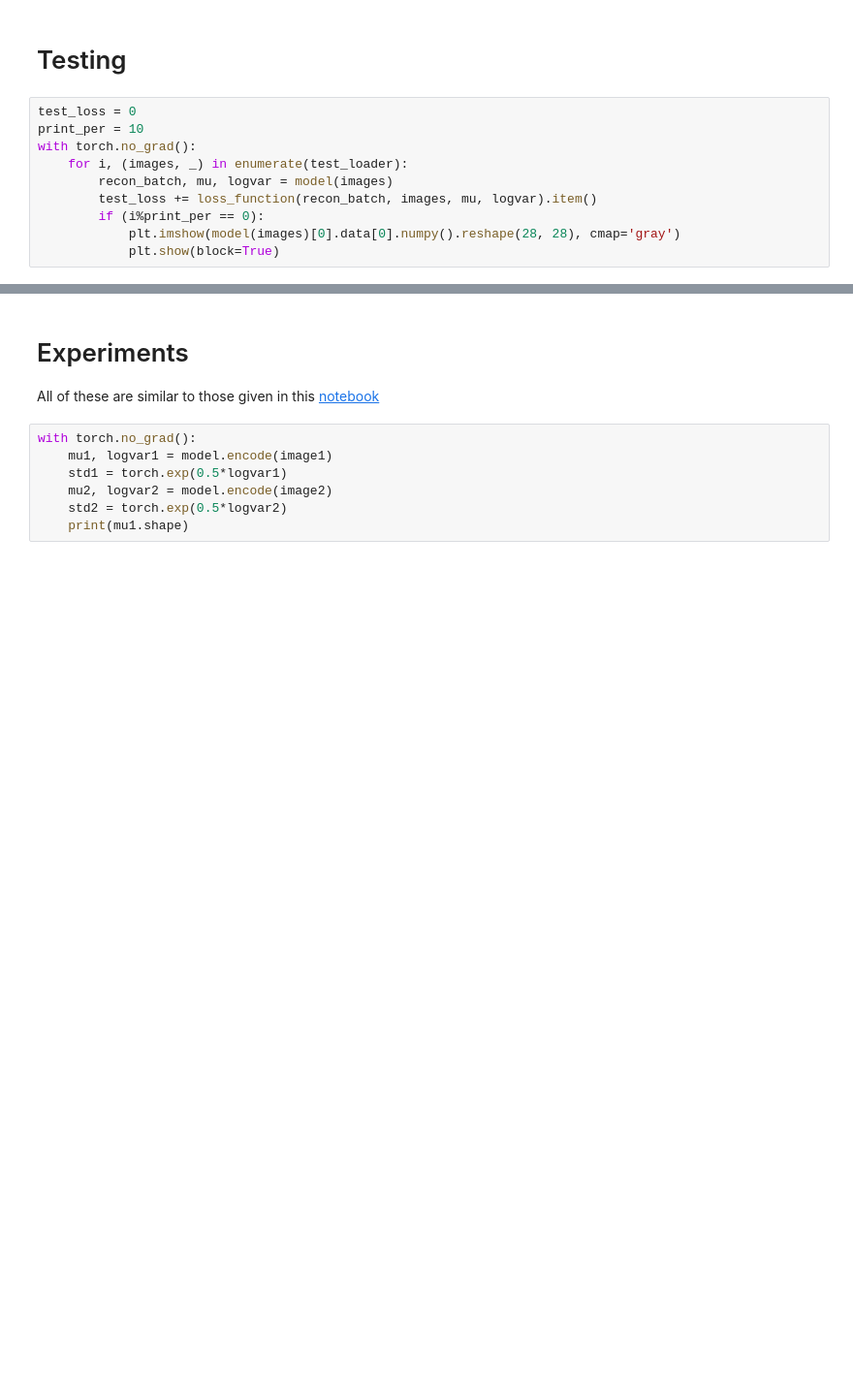
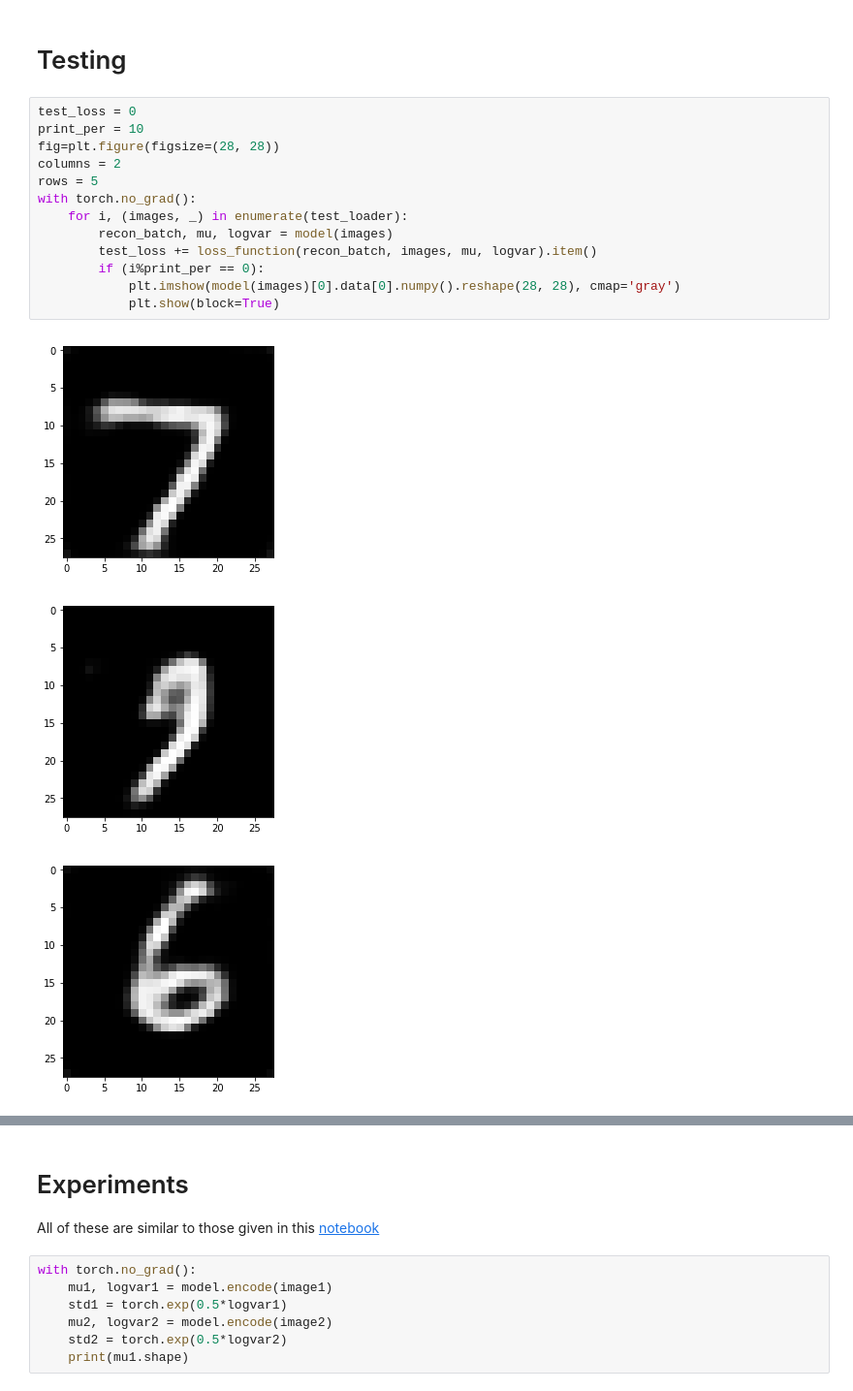
Before and after one commit to ac-alpha/VAEs-using-Pytorch, a Jupyter notebook: VAE_CNN.ipynb, the cells around one changed output, grey strips where cells are left out. Shown at 97% size. Drawn from its saved outputs; the diff is of its cells as text; blank space fills up the shorter version.

```diff
--- a/VAE_CNN.ipynb
+++ b/VAE_CNN.ipynb
@@ -131,10 +136,17 @@ plt.show(block=True)
 # %%
 test_loss = 0
 print_per = 10
+fig=plt.figure(figsize=(28, 28))
+columns = 2
+rows = 5
 with torch.no_grad():
     for i, (images, _) in enumerate(test_loader):
         recon_batch, mu, logvar = model(images)
         test_loss += loss_function(recon_batch, images, mu, logvar).item()
         if (i%print_per == 0):
             plt.imshow(model(images)[0].data[0].numpy().reshape(28, 28), cmap='gray')
             plt.show(block=True)
+# %% [output]
+[figure, added]
+[figure, added]
+[figure, added]
```
Also changed, not shown: parts of 11 cells of this notebook.
